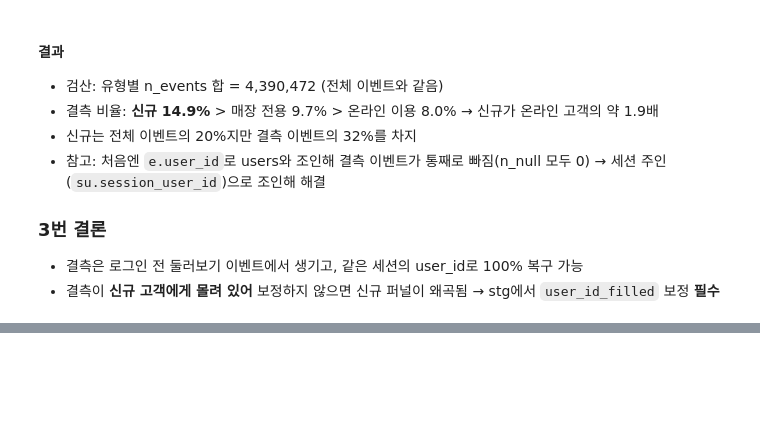
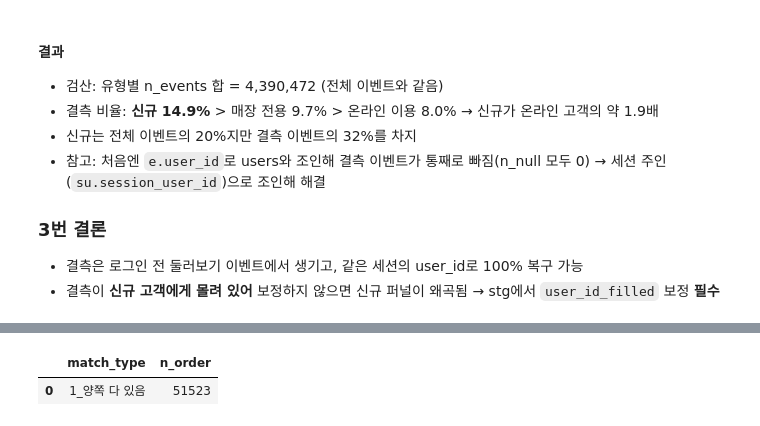
Before and after one commit to YURI0822/beauty-checkout-ab-test, a Jupyter notebook: notebooks/02_quality_check.ipynb, the cells around one changed output, grey strips where cells are left out. Saved outputs shown, nothing was run; the diff lists cells and outputs as text; code cells hidden in the pictures; blank space fills up the shorter version.

```diff
--- a/notebooks/02_quality_check.ipynb
+++ b/notebooks/02_quality_check.ipynb
@@ -489,0 +520,30 @@ order by null_rate desc
+# %%
+# 4-2) 한쪽에만 있는 주문이 있는지 (주문 번호 기준으로 양쪽 대조)
+query("""
+with ev as (
+  select distinct ecommerce.transaction_id as order_id
+    from raw.events
+   where 1=1
+     and event_name = 'purchase'
+)
+select
+ # FULL OUTER JOIN: 양쪽 어디에든 있으면 남김, 없는 쪽은 NULL
+ #   ev만 있음  -> 이벤트는 있는데 주문 테이블에 없음
+ #    o만 있음  -? 주문은 있는데 구매 이벤트가 안 찍힘
+  case
+   when ev.order_id is not null and o.order_id is not null then '1_양쪽 다 있음'
+   when o.order_id is null                                 then '2_이벤트에만 있음'
+   else                                                         '3_주문에만 있음'
+  end       as match_type,
+  count(*)  as n_order
+  from ev
+  full outer join raw.orders o
+    on ev.order_id = o.order_id
+  group by 1
+  order by 1
+""")
+
+# 결과 읽는 법: 2, 3번 줄이 없으면(=0) 두 테이블의 주문 목록이 완전히 같음
+# %% [output]
+|  | match_type | n_order |
+| 0 | 1_양쪽 다 있음 | 51523 |
```
Also changed, not shown: parts of 11 cells of this notebook.
